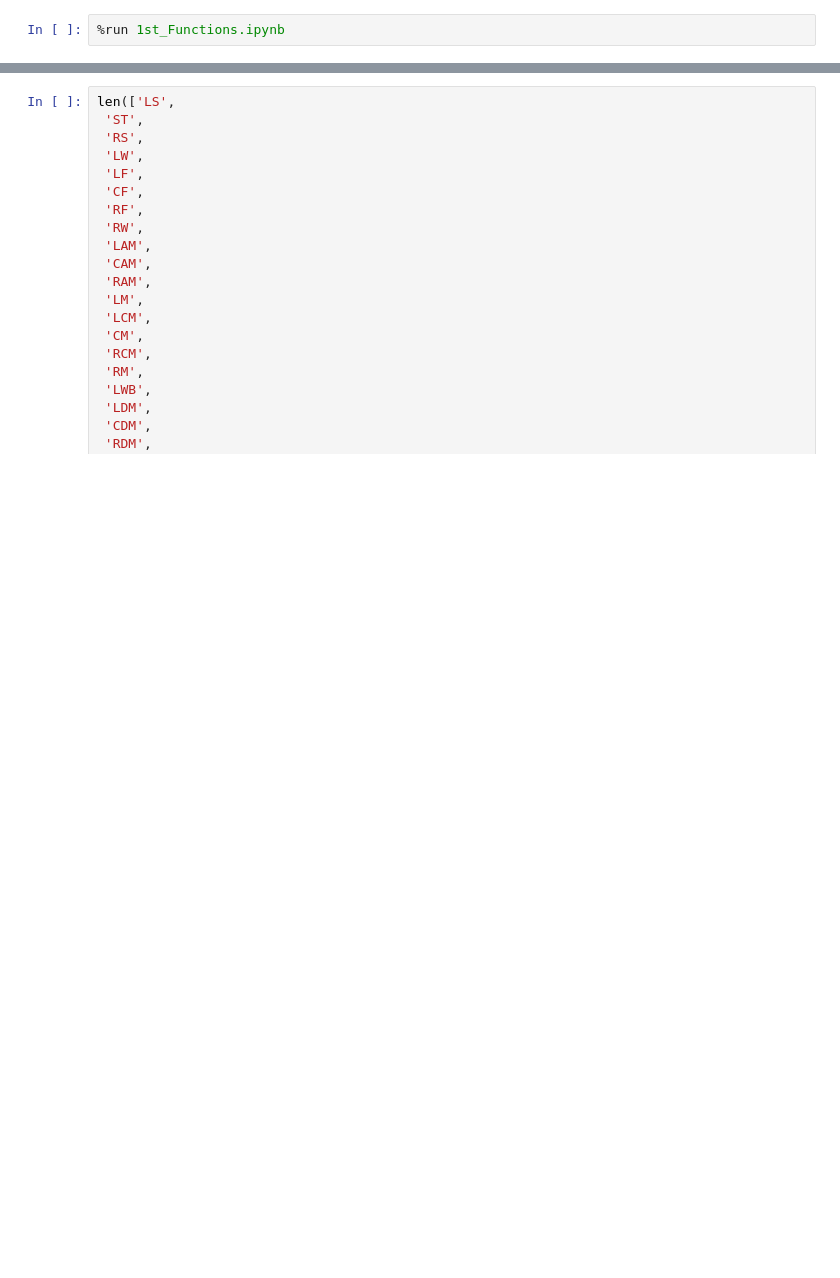
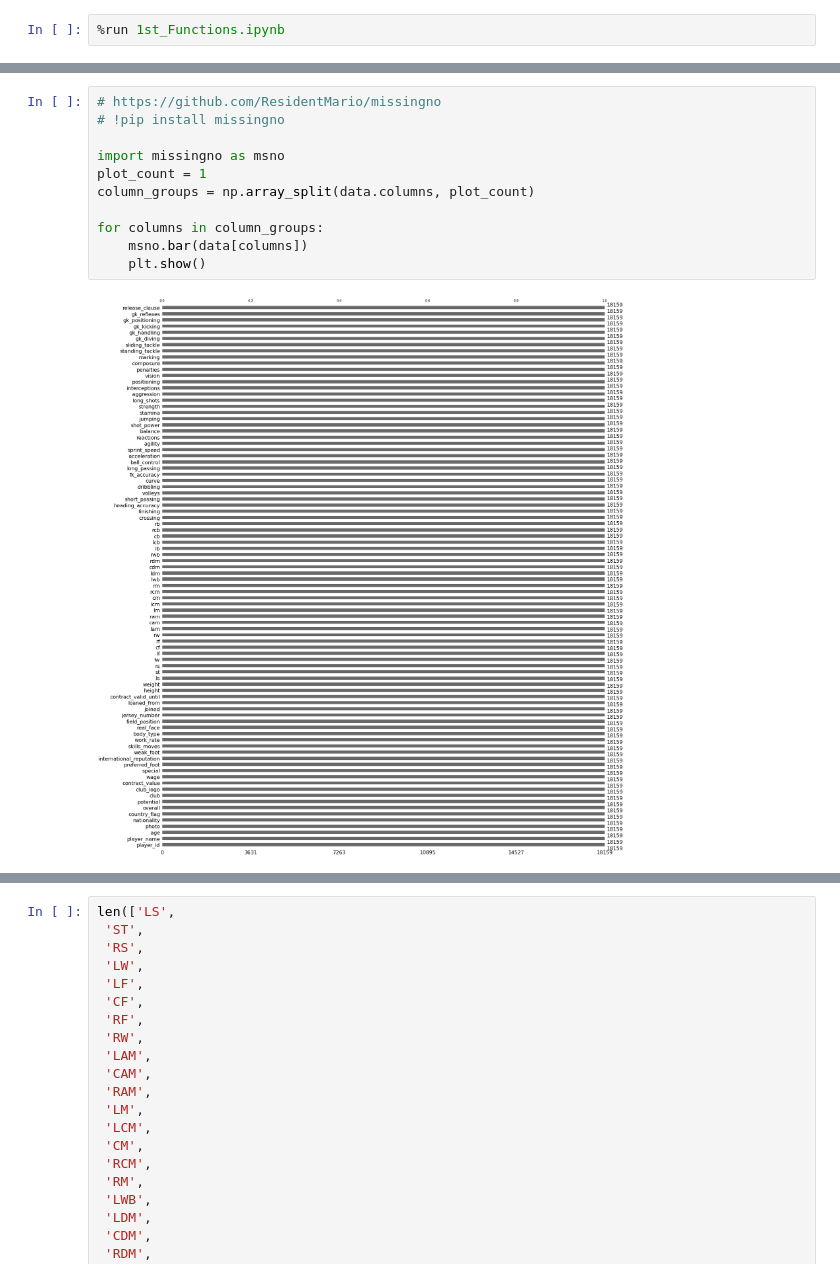
Before and after one commit to ponda614/Fifa_Players_Predictions, a Jupyter notebook: myAnalysis.ipynb, the cells around one changed output, grey strips where cells are left out. Cells and saved outputs as stored; diff of their text form; blank space fills up the shorter version.

```diff
--- a/myAnalysis.ipynb
+++ b/myAnalysis.ipynb
@@ -38,0 +44,13 @@ Connected!
+# %%
+# https://github.com/ResidentMario/missingno
+# !pip install missingno
+
+import missingno as msno
+plot_count = 1
+column_groups = np.array_split(data.columns, plot_count)
+
+for columns in column_groups:
+    msno.bar(data[columns])
+    plt.show()
+# %% [output]
+[figure, added]
```
Also changed, not shown: parts of 31 cells of this notebook.
